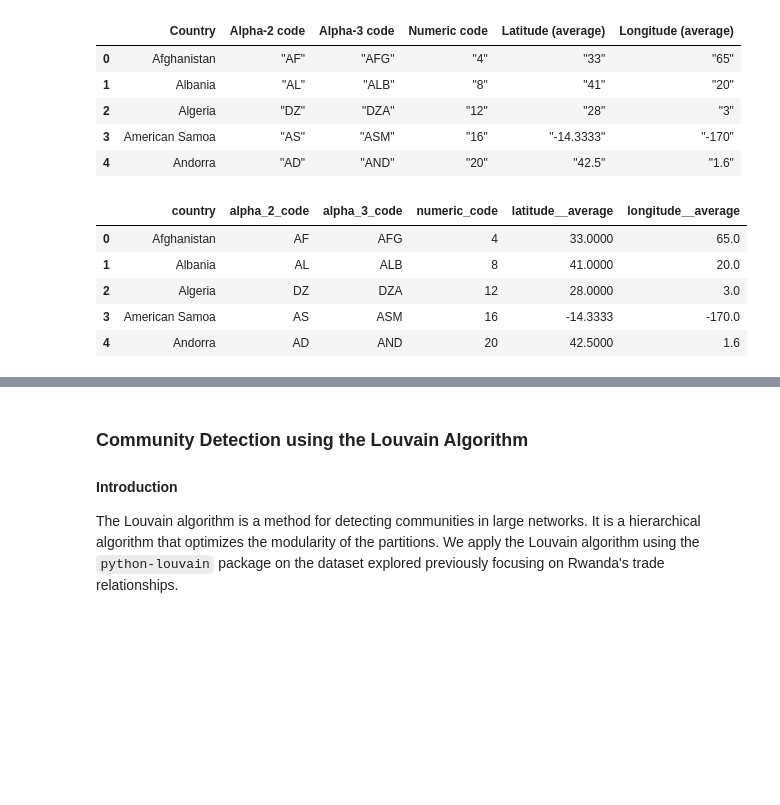
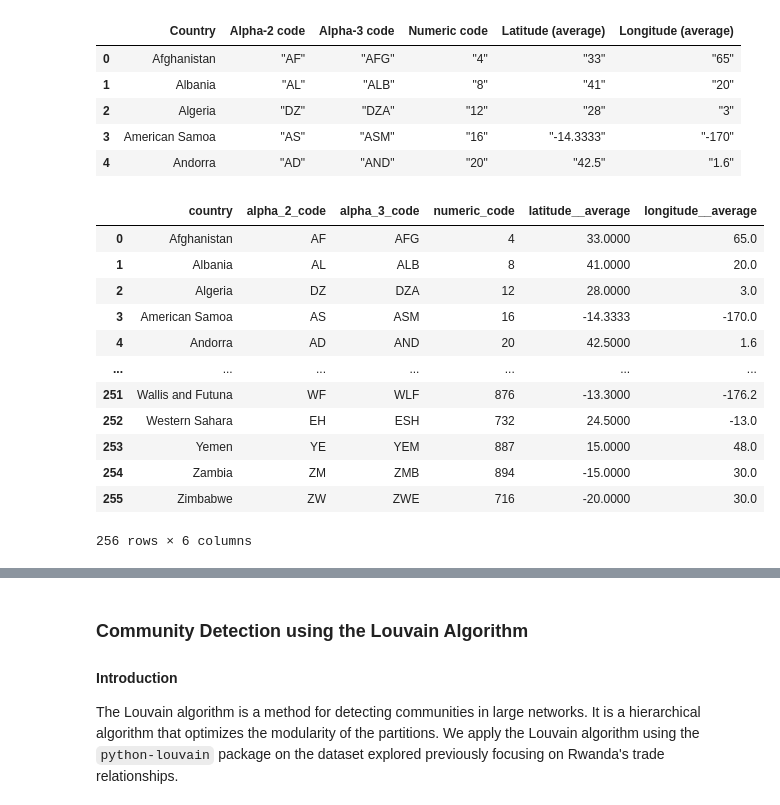
Before and after one commit to LNshuti/eactrade, a Jupyter notebook: ec_trade_networks.ipynb, the cells around one changed output, grey strips where cells are left out. Drawn from its saved outputs; the diff is of its cells as text; code cells hidden in the pictures; blank space fills up the shorter version.

```diff
--- a/ec_trade_networks.ipynb
+++ b/ec_trade_networks.ipynb
@@ -25,23 +26,30 @@ country_ids.head()
 # %%
 # Load country labels. Load the data with these data types:
 country_ids = pd.read_csv("data/countries_codes_and_coordinates.csv")
 
 # Clean column names (make them lowercase and replace spaces with underscores)
 country_ids.columns = country_ids.columns.str.lower().str.replace('[ (-]', '_', regex=True).str.replace(')', '')
 # Convert numeric_code to character
-country_ids['numeric_code'] = country_ids['numeric_code'].str.strip(' "').astype(str)
+country_ids['numeric_code'] = country_ids['numeric_code'].str.strip(' "').astype('int32')
 country_ids['alpha_2_code'] = country_ids['alpha_2_code'].str.strip(' "').astype(str)
 country_ids['alpha_3_code'] = country_ids['alpha_3_code'].str.strip(' "').astype(str)
 country_ids['latitude__average'] = country_ids['latitude__average'].str.strip(' "').astype(float)
 country_ids['longitude__average'] = country_ids['longitude__average'].str.strip(' "').astype(float)
-country_ids.head()
+country_ids
 # %% [output]
 |  | country | alpha_2_code | alpha_3_code | numeric_code | latitude__average | longitude__average |
 | 0 | Afghanistan | AF | AFG | 4 | 33.0000 | 65.0 |
 | 1 | Albania | AL | ALB | 8 | 41.0000 | 20.0 |
 | 2 | Algeria | DZ | DZA | 12 | 28.0000 | 3.0 |
 | 3 | American Samoa | AS | ASM | 16 | -14.3333 | -170.0 |
 | 4 | Andorra | AD | AND | 20 | 42.5000 | 1.6 |
+| ... | ... | ... | ... | ... | ... | ... |
+| 251 | Wallis and Futuna | WF | WLF | 876 | -13.3000 | -176.2 |
+| 252 | Western Sahara | EH | ESH | 732 | 24.5000 | -13.0 |
+| 253 | Yemen | YE | YEM | 887 | 15.0000 | 48.0 |
+| 254 | Zambia | ZM | ZMB | 894 | -15.0000 | 30.0 |
+| 255 | Zimbabwe | ZW | ZWE | 716 | -20.0000 | 30.0 |
+256 rows × 6 columns
 # %%
 # Load your data. Load the parquet file
 df = pd.read_parquet('processed\country_partner_sitcproduct4digit_year_2021.parquet')
```
Also changed, not shown: parts of 21 cells of this notebook.
